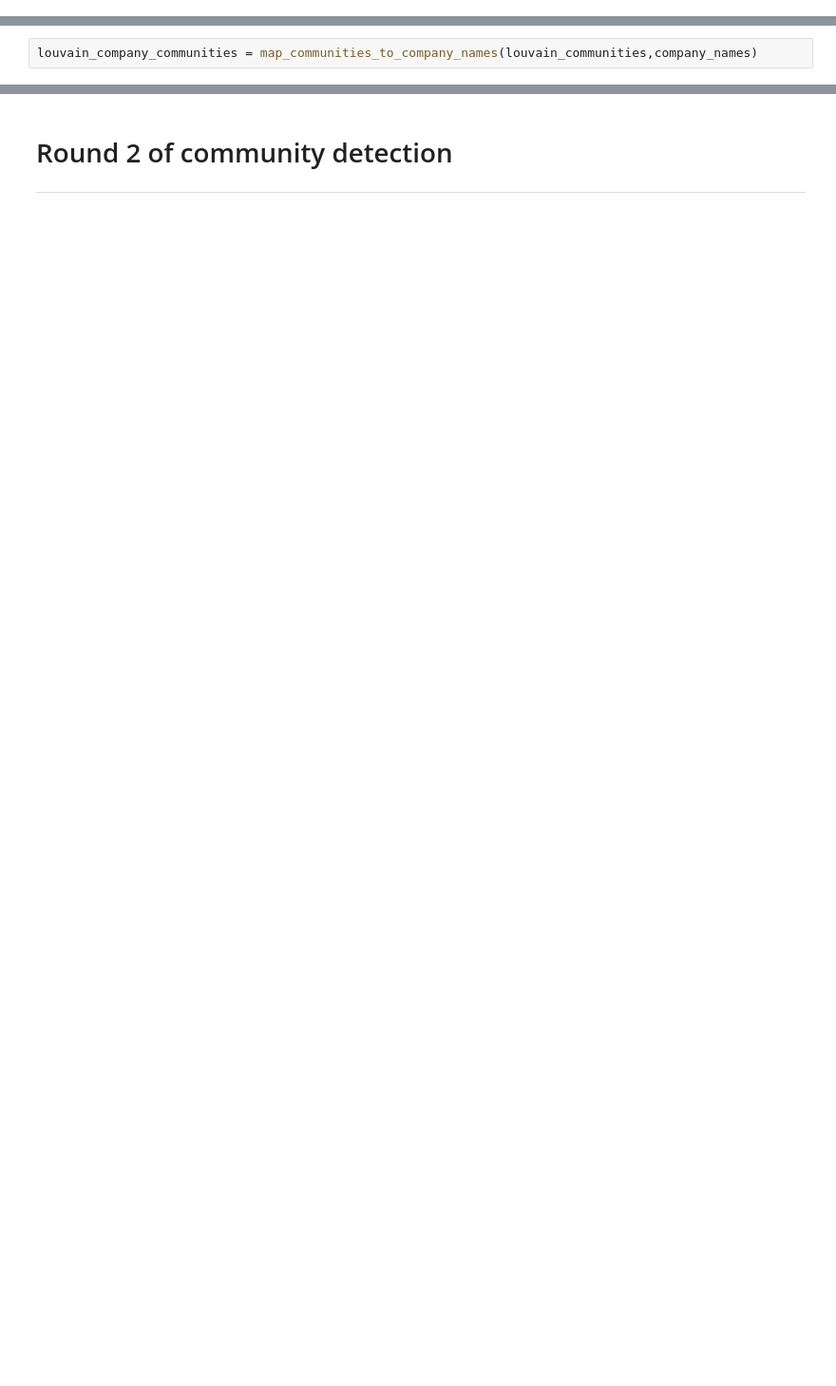
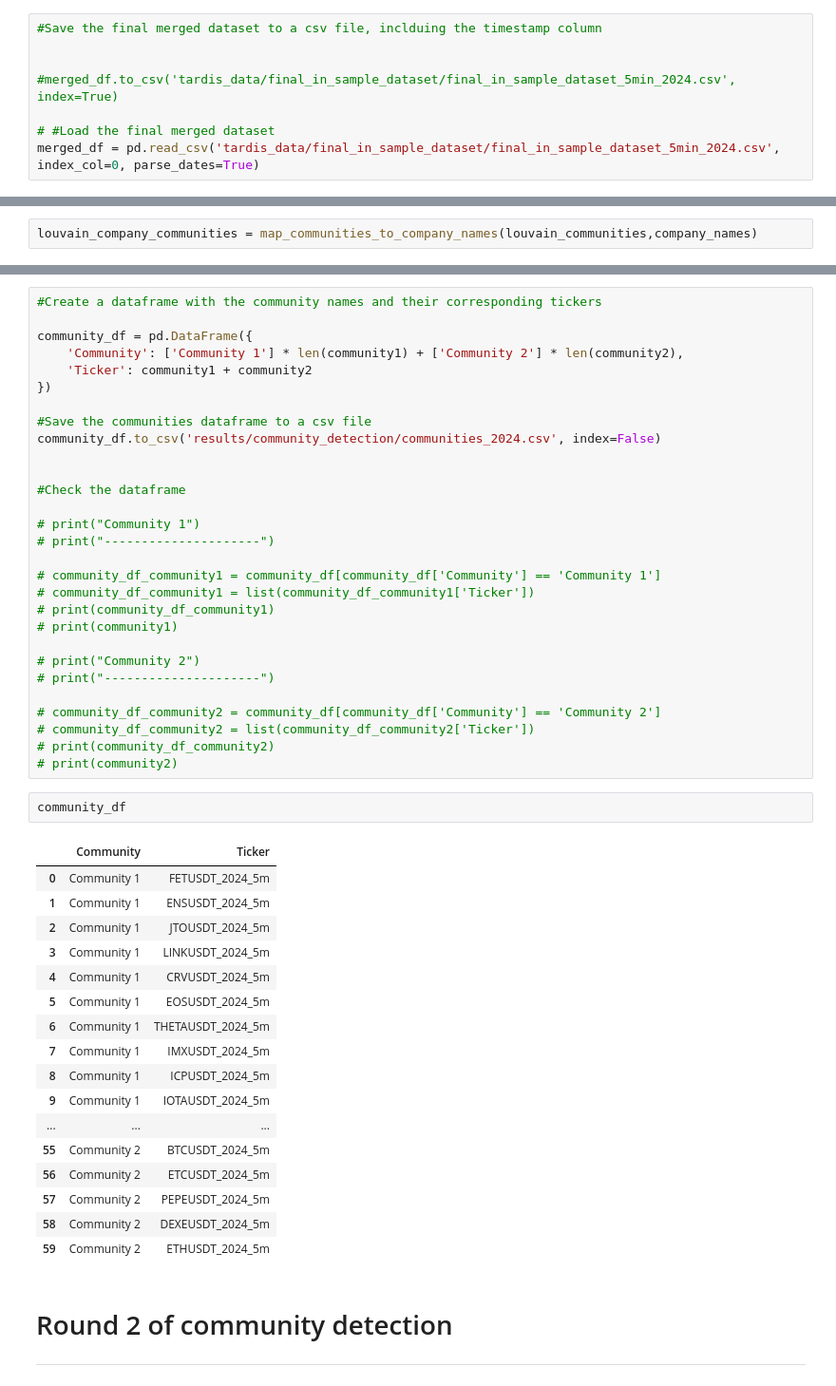
Before and after one commit to alexandrosdp/PairsTrading, a Jupyter notebook: community_detection.ipynb, the cells around one changed output, grey strips where cells are left out. Shown at 95% size. Cells and saved outputs as stored; diff of their text form; blank space fills up the shorter version.

Commit message:
Finalised in sample dataset and obtained communities

```diff
--- a/community_detection.ipynb
+++ b/community_detection.ipynb
@@ -35,3 +30,11 @@ Index(['ARBUSDT_2024_5m', 'ENSUSDT_2024_5m', 'HBARUSDT_2024_5m',
+# %%
+#Save the final merged dataset to a csv file, inclduing the timestamp column
+
+
+#merged_df.to_csv('tardis_data/final_in_sample_dataset/final_in_sample_dataset_5min_2024.csv', index=True)
+
+# #Load the final merged dataset
+merged_df = pd.read_csv('tardis_data/final_in_sample_dataset/final_in_sample_dataset_5min_2024.csv', index_col=0, parse_dates=True)
 # %%
 # volumes = pd.read_csv('tardis_data/volumes/average_daily_volumes_2024_Q1.csv.gz', compression='gzip')
 # volumes_tickers = volumes['ticker'].tolist()
@@ -183,3 +320,52 @@ LOUVAIN COMPANY COMMUNITIES
+# %%
+#Create a dataframe with the community names and their corresponding tickers
+
+community_df = pd.DataFrame({
+    'Community': ['Community 1'] * len(community1) + ['Community 2'] * len(community2),
+    'Ticker': community1 + community2
+})
+
+#Save the communities dataframe to a csv file
+community_df.to_csv('results/community_detection/communities_2024.csv', index=False)
+
+
+#Check the dataframe
+
+# print("Community 1")
+# print("---------------------")
+
+# community_df_community1 = community_df[community_df['Community'] == 'Community 1']
+# community_df_community1 = list(community_df_community1['Ticker'])
+# print(community_df_community1)
+# print(community1)
+
+# print("Community 2")
+# print("---------------------")
+
+# community_df_community2 = community_df[community_df['Community'] == 'Community 2']
+# community_df_community2 = list(community_df_community2['Ticker'])
+# print(community_df_community2)
+# print(community2)
+# %%
+community_df
+# %% [output]
+|  | Community | Ticker |
+| 0 | Community 1 | FETUSDT_2024_5m |
+| 1 | Community 1 | ENSUSDT_2024_5m |
+| 2 | Community 1 | JTOUSDT_2024_5m |
+| 3 | Community 1 | LINKUSDT_2024_5m |
+| 4 | Community 1 | CRVUSDT_2024_5m |
+| 5 | Community 1 | EOSUSDT_2024_5m |
+| 6 | Community 1 | THETAUSDT_2024_5m |
+| 7 | Community 1 | IMXUSDT_2024_5m |
+| 8 | Community 1 | ICPUSDT_2024_5m |
+| 9 | Community 1 | IOTAUSDT_2024_5m |
+| ... | ... | ... |
+| 55 | Community 2 | BTCUSDT_2024_5m |
+| 56 | Community 2 | ETCUSDT_2024_5m |
+| 57 | Community 2 | PEPEUSDT_2024_5m |
+| 58 | Community 2 | DEXEUSDT_2024_5m |
+| 59 | Community 2 | ETHUSDT_2024_5m |
 # %% [markdown]
 # Round 2 of community detection
 ---
```
Also changed, not shown: parts of 33 cells of this notebook, 11 other files.
